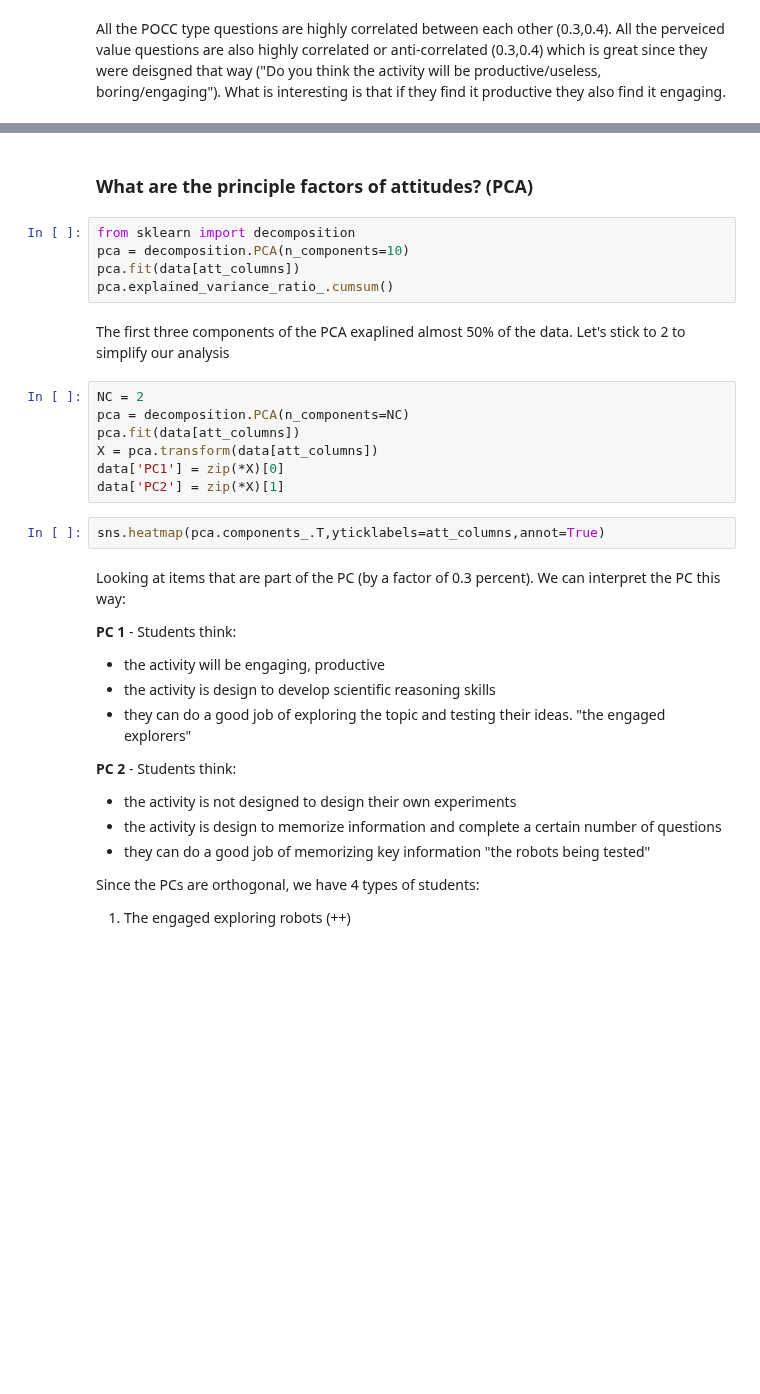
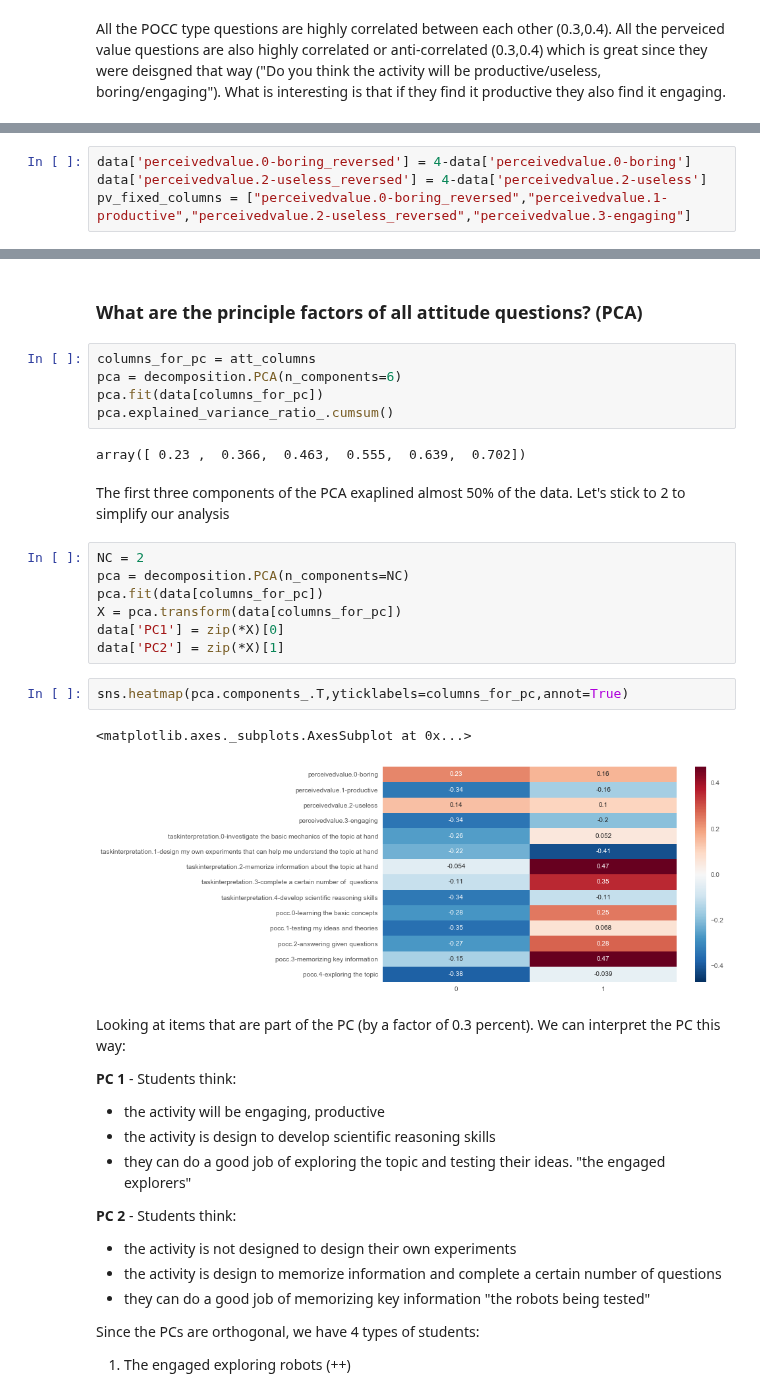
Before and after one commit to jmassall/inquiry_virtualLabs_study, a Jupyter notebook: analysis/incoming_attributes_analysis.ipynb, the cells around one changed output, grey strips where cells are left out. Drawn from its saved outputs; the diff is of its cells as text; blank space fills up the shorter version.

```diff
--- a/analysis/incoming_attributes_analysis.ipynb
+++ b/analysis/incoming_attributes_analysis.ipynb
@@ -172,0 +220,4 @@ All the perveiced value questions are also highly correlated or anti-correlated
+# %%
+data['perceivedvalue.0-boring_reversed'] = 4-data['perceivedvalue.0-boring']
+data['perceivedvalue.2-useless_reversed'] = 4-data['perceivedvalue.2-useless']
+pv_fixed_columns = ["perceivedvalue.0-boring_reversed","perceivedvalue.1-productive","perceivedvalue.2-useless_reversed","perceivedvalue.3-engaging"]
@@ -173,21 +252,26 @@ All the perveiced value questions are also highly correlated or anti-correlated
 # %% [markdown]
-### What are the principle factors of attitudes? (PCA)
+### What are the principle factors of all attitude questions? (PCA)
 # %%
-from sklearn import decomposition
-pca = decomposition.PCA(n_components=10)
-pca.fit(data[att_columns])
+columns_for_pc = att_columns
+pca = decomposition.PCA(n_components=6)
+pca.fit(data[columns_for_pc])
 pca.explained_variance_ratio_.cumsum()
+# %% [output]
+array([ 0.23 ,  0.366,  0.463,  0.555,  0.639,  0.702])
 # %% [markdown]
 The first three components of the PCA exaplined almost 50% of the data. Let's stick to 2 to simplify our analysis
 # %%
 NC = 2
 pca = decomposition.PCA(n_components=NC)
-pca.fit(data[att_columns])
-X = pca.transform(data[att_columns])
+pca.fit(data[columns_for_pc])
+X = pca.transform(data[columns_for_pc])
 data['PC1'] = zip(*X)[0]
 data['PC2'] = zip(*X)[1]
 # %%
-sns.heatmap(pca.components_.T,yticklabels=att_columns,annot=True)
+sns.heatmap(pca.components_.T,yticklabels=columns_for_pc,annot=True)
+# %% [output]
+<matplotlib.axes._subplots.AxesSubplot at 0x...>
+[figure, added]
 # %% [markdown]
 Looking at items that are part of the PC (by a factor of 0.3 percent). We can interpret the PC this way:
 
```
Also changed, not shown: parts of 46 cells of this notebook, 1 other file.
